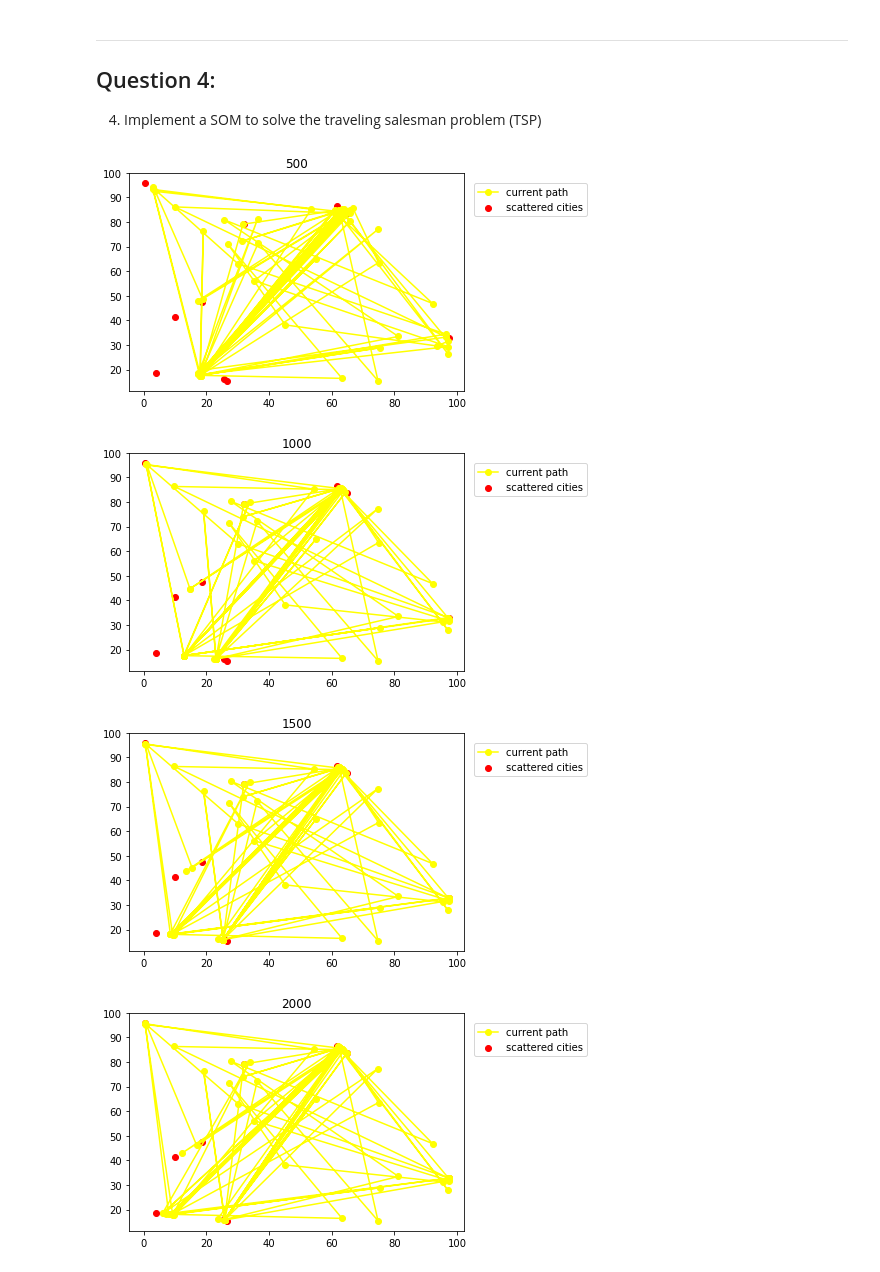
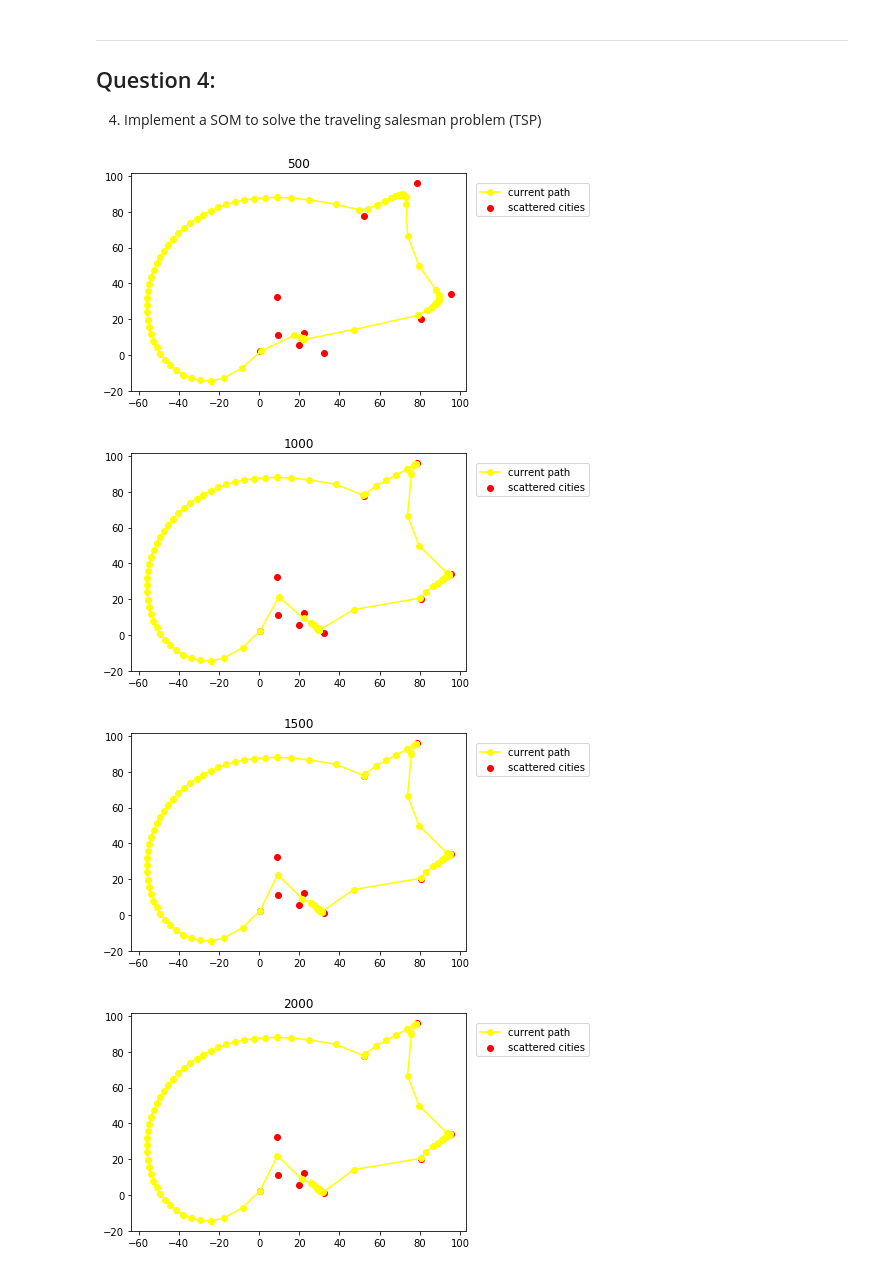
Before and after one commit to debaraj-barua/neural-networks-ws17, a Jupyter notebook: Assignment09/NN_DebarajBarua_NareshKumarGurulingan_041217/NN_DebarajBarua_NareshKumarGurulingan_041217_src/NN_DebarajBarua_NareshKumarGurulingan_041217.ipynb, the cells around one changed output. Drawn from its saved outputs; the diff is of its cells as text; code cells hidden in the pictures.

Commit message:
updated SOM to include circular distribution of neurons

```diff
--- a/Assignment09/NN_DebarajBarua_NareshKumarGurulingan_041217/NN_DebarajBarua_NareshKumarGurulingan_041217_src/NN_DebarajBarua_NareshKumarGurulingan_041217.ipynb
+++ b/Assignment09/NN_DebarajBarua_NareshKumarGurulingan_041217/NN_DebarajBarua_NareshKumarGurulingan_041217_src/NN_DebarajBarua_NareshKumarGurulingan_041217.ipynb
@@ -47,11 +49,19 @@ Comment on the two clusterings you obtained using the two different weight initi
 
 4) Implement a SOM to solve the traveling salesman problem (TSP)
 # %%
-def generate_pts(size,xlim,ylim):
-    x=np.random.random_sample(size)*xlim
-    y=np.random.random_sample(size)*ylim
-    data=np.array(x)[np.newaxis].T
-    data=np.hstack((data,np.array(y)[np.newaxis].T))
+def generate_pts(size,xlim,ylim,typ='cities'):
+    if typ=='cities':
+        x=np.random.random_sample(size)*xlim
+        y=np.random.random_sample(size)*ylim
+        data=np.array(x)[np.newaxis].T
+        data=np.hstack((data,np.array(y)[np.newaxis].T))
+    elif typ=='neurons':
+        theta = np.array(np.linspace(0,2*np.pi,size))
+        r = math.sqrt(random.randint(0,size))*math.sqrt(size)
+        x = np.random.random_sample(1)*xlim + r * np.cos(theta)
+        y = np.random.random_sample(1)*ylim + r * np.sin(theta)
+        data=np.array(x)[np.newaxis].T
+        data=np.hstack((data,np.array(y)[np.newaxis].T))
     return data
 
 def scatter_cities(data,title=None,typ='cities'):
@@ -105,8 +115,8 @@ class SOM():
     def __init__(self, max_iter=MAX_ITERATION,eta=ETA):
         self.max_iter=max_iter
         self.eta=eta
-        self.cities=generate_pts(NO_CITIES,XLIM,YLIM)
-        self.weights=generate_pts(NO_NEURONS,XLIM,YLIM)
+        self.cities=generate_pts(NO_CITIES,XLIM,YLIM,typ='cities')
+        self.weights=generate_pts(NO_NEURONS,XLIM,YLIM,typ='neurons')
 
     def decay_eta(self,step):
         return ETA*np.exp(-step/T2)
@@ -114,35 +124,35 @@ class SOM():
     def decay_width(self,step):
         return SIGMA*np.exp(-step/T1)
 
     def decay_neighbours(self,step,winning_neuron, current_neuron):
         distance=sp.spatial.distance.cdist(winning_neuron,current_neuron)
         return np.exp(-distance**2/(2*self.decay_width(step)**2))[0,0]
 
     def som(self):
         cur_iter=0
-
+        plot_path(self.cities,self.weights,title=cur_iter)
         while(cur_iter<self.max_iter):
             np.random.seed()
             cur_iter+=1
             sample=self.cities[np.random.choice(len(self.cities), size=1, replace=False)]
 
             winning_neuron_idx=np.argmin(sp.spatial.distance.cdist(self.weights,sample))
             winning_neuron=self.weights[winning_neuron_idx][np.newaxis]
             cur_eta=self.decay_eta(cur_iter)
             for idx, neuron in enumerate(self.weights):
 
                 neuron=neuron[np.newaxis]
                 cur_neighbrs=self.decay_neighbours(cur_iter,winning_neuron,neuron)
 
                 self.weights[idx]+=cur_eta*\
                                    cur_neighbrs*\
                                   (sample-neuron)[0]
             if(cur_iter%500==0):
                 plot_path(self.cities,self.weights,title=cur_iter)
 
 som=SOM().som()
 # %% [output]
-[figure, old version]
+[figure, new version]
-[figure, old version]
+[figure, new version]
-[figure, old version]
+[figure, new version]
-[figure, old version]
+[figure, new version]
```
Also changed, not shown: parts of 2 cells of this notebook.
